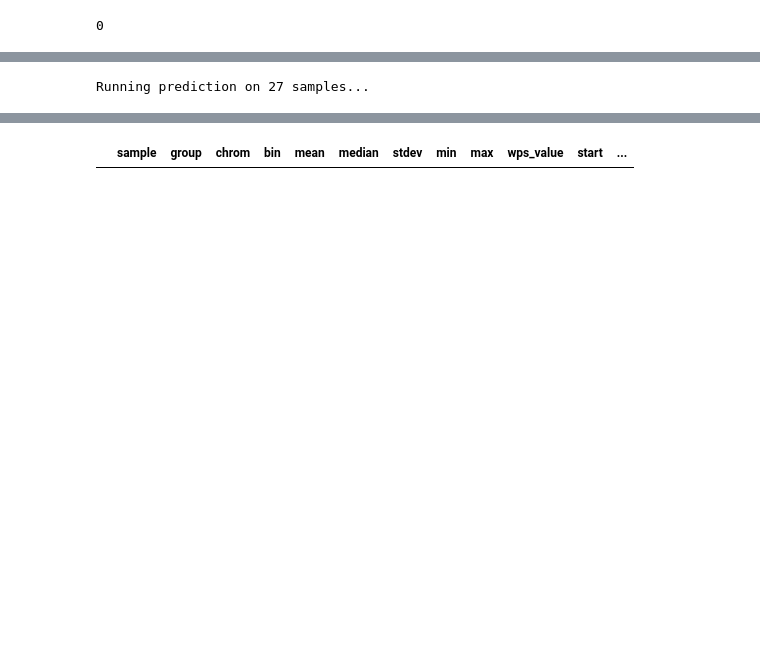
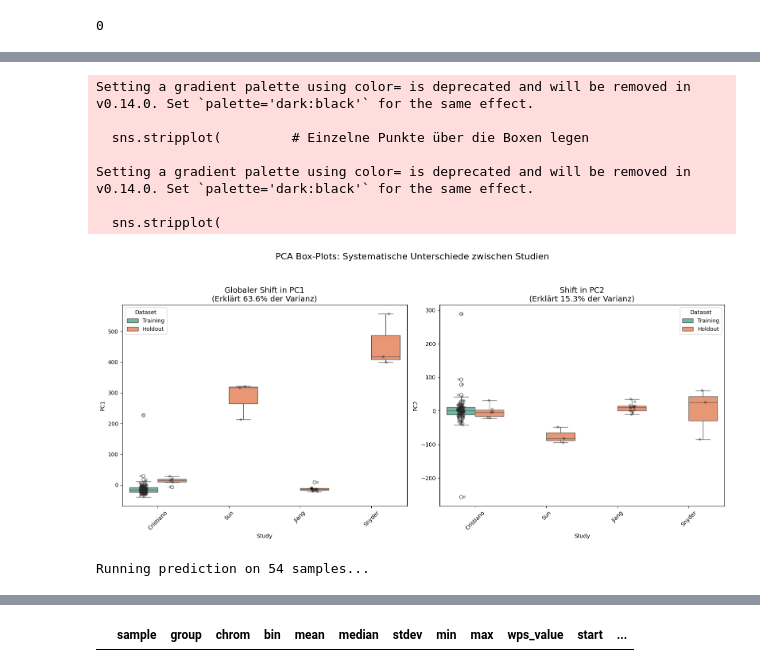
Before and after one commit to LabMedDHM/lotta_frag, a Jupyter notebook: 05_holdout_validation.ipynb, the cells around one changed output, grey strips where cells are left out. Cells and saved outputs as stored; diff of their text form; code cells hidden in the pictures; blank space fills up the shorter version.

Commit message:
datasets changes, good AUC

```diff
--- a/05_holdout_validation.ipynb
+++ b/05_holdout_validation.ipynb
@@ -161,9 +282,80 @@ y_holdout = (group_info.loc[X_holdout.index, "group"].str.lower() != "healthy").
+# %%
+import seaborn as sns
+import matplotlib.pyplot as plt
+
+# Wir nutzen das df_pca (oder df_pca_plot), um die Verteilungen zu vergleichen
+# Falls du Ausreißer filtern willst, nimm df_pca_plot
+plot_df = df_pca.copy()
+
+# Wir erstellen ein Layout mit zwei Plots nebeneinander (PC1 und PC2)
+fig, (ax1, ax2) = plt.subplots(1, 2, figsize=(16, 7), sharey=False)
+
+# --- Plot 1: PC1 Verteilung nach Studie ---
+# PC1 zeigt meistens den Batch-Effekt
+sns.boxplot(
+    data=plot_df,
+    x='Study',
+    y='PC1',
+    hue='Dataset',      # Unterscheidung Training vs Holdout
+    palette='Set2',
+    ax=ax1
+)
+sns.stripplot(         # Einzelne Punkte über die Boxen legen
+    data=plot_df,
+    x='Study',
+    y='PC1',
+    hue='Dataset',
+    dodge=True,
+    color='black',
+    alpha=0.3,
+    ax=ax1,
+    legend=False
+)
+ax1.set_title(f"Globaler Shift in PC1\n(Erklärt {pca.explained_variance_ratio_[0]:.1%} der Varianz)", fontsize=14)
+ax1.tick_params(axis='x', rotation=45)
+
+# --- Plot 2: PC2 Verteilung nach Studie ---
+sns.boxplot(
+    data=plot_df,
+    x='Study',
+    y='PC2',
+    hue='Dataset',
+    palette='Set2',
+    ax=ax2
+)
+sns.stripplot(
+    data=plot_df,
+    x='Study',
+    y='PC2',
+    hue='Dataset',
+    dodge=True,
+    color='black',
+    alpha=0.3,
+    ax=ax2,
+    legend=False
+)
+ax2.set_title(f"Shift in PC2\n(Erklärt {pca.explained_variance_ratio_[1]:.1%} der Varianz)", fontsize=14)
+ax2.tick_params(axis='x', rotation=45)
+
+plt.suptitle("PCA Box-Plots: Systematische Unterschiede zwischen Studien", fontsize=16, y=1.05)
+plt.tight_layout()
+plt.savefig("/labmed/workspace/lotta/finaletoolkit/ba_analysis_scripts/holdout_preprocessing/plots/boxplot_batch_effect.png")
+plt.show()
+# %% [output]
+Setting a gradient palette using color= is deprecated and will be removed in v0.14.0. Set `palette='dark:black'` for the same effect.
+
+  sns.stripplot(         # Einzelne Punkte über die Boxen legen
+
+Setting a gradient palette using color= is deprecated and will be removed in v0.14.0. Set `palette='dark:black'` for the same effect.
+
+  sns.stripplot(
+[figure, added]
 # %%
 # 6. Prediction
 print(f"Running prediction on {len(X_holdout)} samples...")
-probs = model.predict_proba(X_holdout)[:, 1]
+probs = model.predict_proba(X_holdout[model_features])[:, 1]
 # %% [output]
-Running prediction on 27 samples...
+Running prediction on 54 samples...
 # %%
 # 7. Evaluation (AUC Score)
 auc_score = roc_auc_score(y_holdout, probs)
```
Also changed, not shown: parts of 17 cells of this notebook, 17 other files.
